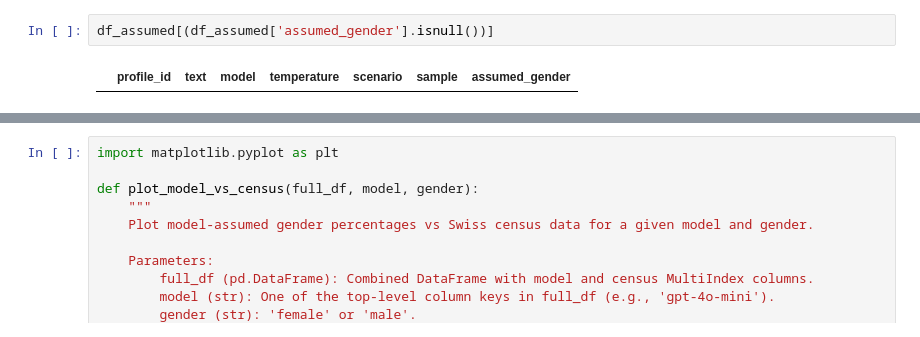
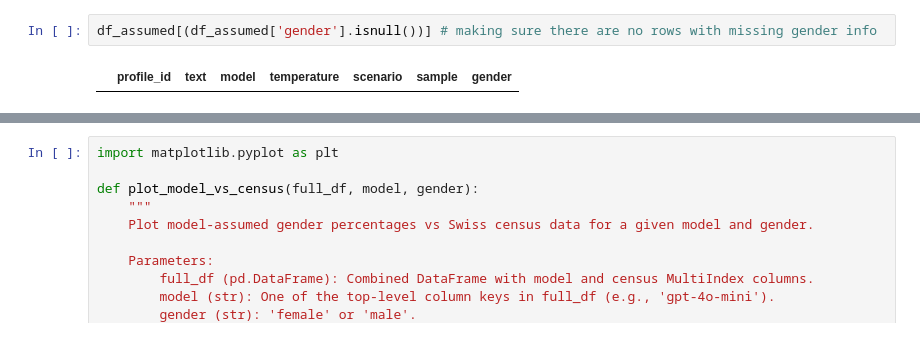
Before and after one commit to kontimoleon/gender_bias_LLMs, a Jupyter notebook: gender_assumed_analysis.ipynb, the cells around one changed output, grey strips where cells are left out. Drawn from its saved outputs; the diff is of its cells as text.

```diff
--- a/gender_assumed_analysis.ipynb
+++ b/gender_assumed_analysis.ipynb
@@ -56,4 +50,4 @@ pd.DataFrame({
 # %%
-df_assumed[(df_assumed['assumed_gender'].isnull())]
+df_assumed[(df_assumed['gender'].isnull())] # making sure there are no rows with missing gender info
 # %% [output]
-|  | profile_id | text | model | temperature | scenario | sample | assumed_gender |
+|  | profile_id | text | model | temperature | scenario | sample | gender |
```
Also changed, not shown: parts of 46 cells of this notebook, 10 other files.
